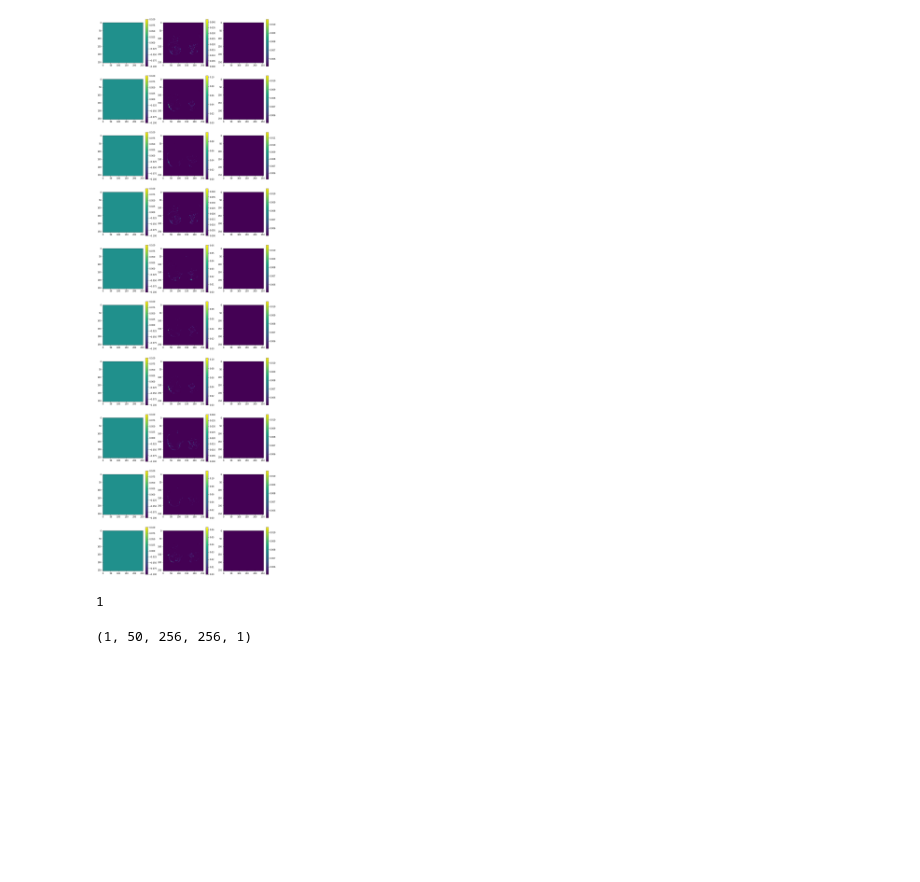
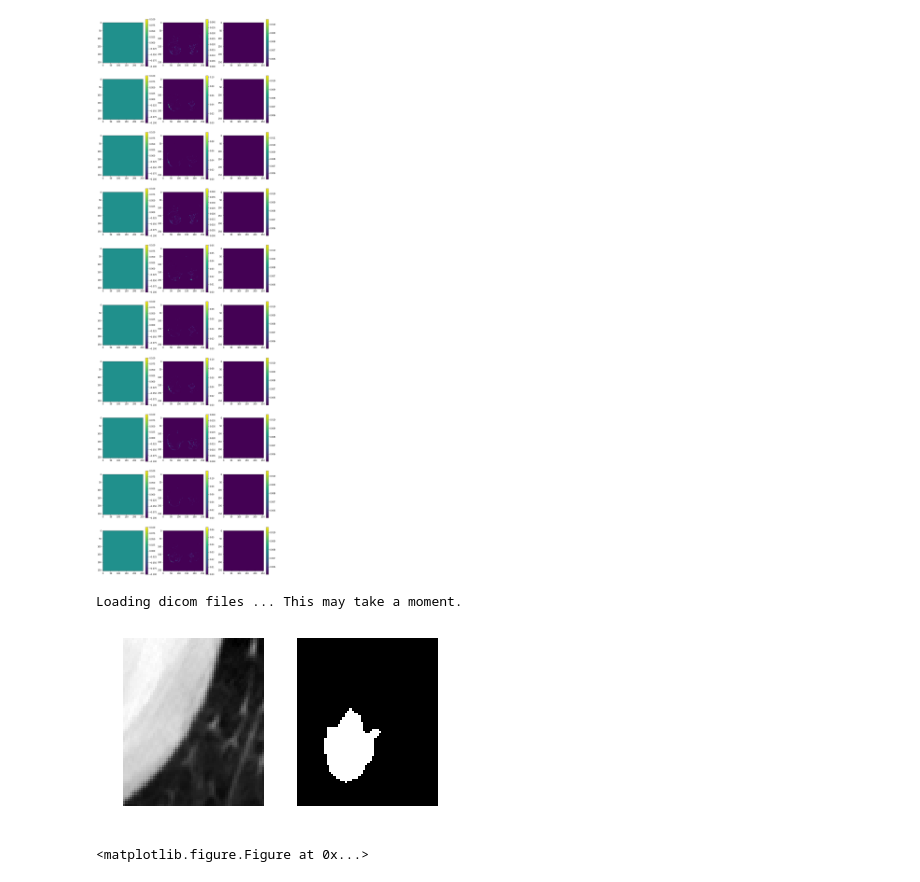
Before and after one commit to luranhe/cs109b-projectofchampions, a Jupyter notebook: amanda-visualizations.ipynb, the cells around one changed output. Saved outputs shown, nothing was run; the diff lists cells and outputs as text; code cells hidden in the pictures; blank space fills up the shorter version.

```diff
--- a/amanda-visualizations.ipynb
+++ b/amanda-visualizations.ipynb
@@ -60,11 +68,28 @@ for x in range(ax.shape[0]):
     fig.colorbar(c, ax=ax[x,2])
 # %% [output]
 [figure]
-# %%
-y
-# %% [output]
-1
-# %%
-y.shape
-# %% [output]
-(1, 50, 256, 256, 1)
+# %%
+ann = scans[23].annotations[0]
+#ann = pl.query(pl.Annotation).first()
+vol = ann.scan.to_volume()
+
+# padding = [(30,10), (10,25), (0,0)]
+
+# mask = ann.boolean_mask(pad=padding)
+# bbox = ann.bbox(pad=padding)
+
+fig,ax = plt.subplots(1,2,figsize=(5,3))
+
+ax[0].imshow(vol[bbox][:,:,2], cmap=plt.cm.gray)
+ax[0].axis('off')
+
+ax[1].imshow(mask[:,:,2], cmap=plt.cm.gray)
+ax[1].axis('off')
+
+plt.tight_layout()
+plt.show()
+plt.savefig("mask_bbox.png", bbox_inches="tight")
+# %% [output]
+Loading dicom files ... This may take a moment.
+[figure, added]
+<matplotlib.figure.Figure at 0x...>
```
Also changed, not shown: parts of 5 cells of this notebook.
